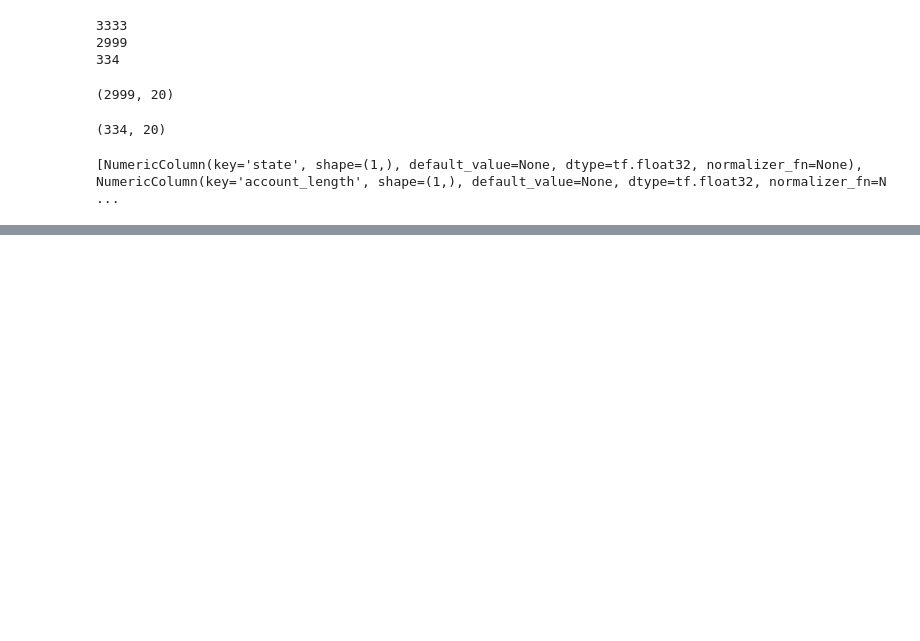
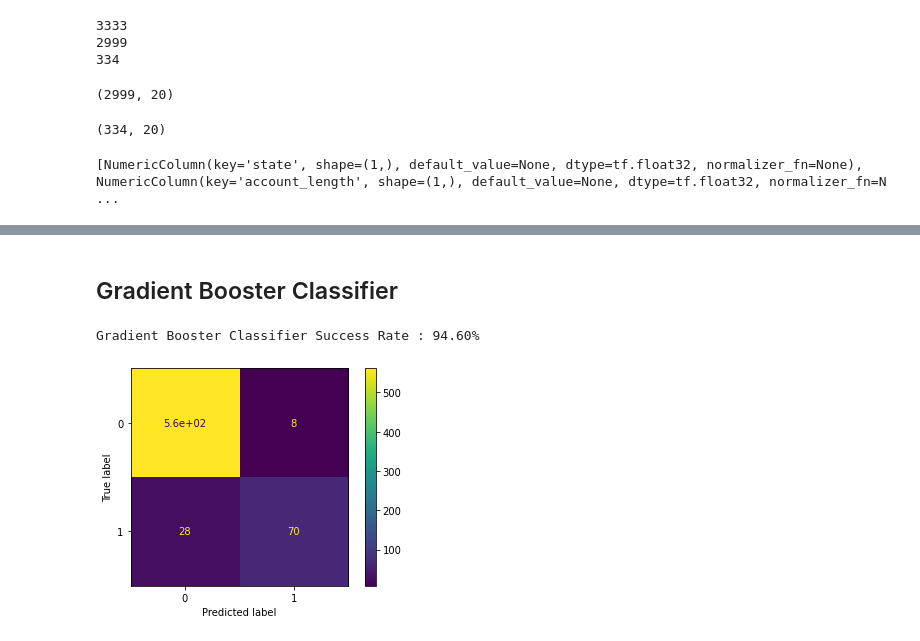
Before and after one commit to duhajarrar/TelecomMIT, a Jupyter notebook: telecom.ipynb, the cells around one changed output, grey strips where cells are left out. Saved outputs shown, nothing was run; the diff lists cells and outputs as text; code cells hidden in the pictures; blank space fills up the shorter version.

```diff
--- a/telecom.ipynb
+++ b/telecom.ipynb
@@ -221,0 +292,15 @@ Test set accuracy: 0.850
+# %% [markdown]
+## Gradient Booster Classifier
+# %%
+from sklearn.ensemble import GradientBoostingClassifier
+gbc=GradientBoostingClassifier()
+gbc.fit(x_train,y_train)
+p2=gbc.predict(x_test)
+s2=accuracy_score(y_test,p2)
+gradientBossterClassifier=s2
+print("Gradient Booster Classifier Success Rate :", "{:.2f}%".format(100*s2))
+plot_confusion_matrix(gbc, x_test, y_test)
+plt.show()
+# %% [output]
+Gradient Booster Classifier Success Rate : 94.60%
+[figure, added]
```
Also changed, not shown: parts of 29 cells of this notebook.
